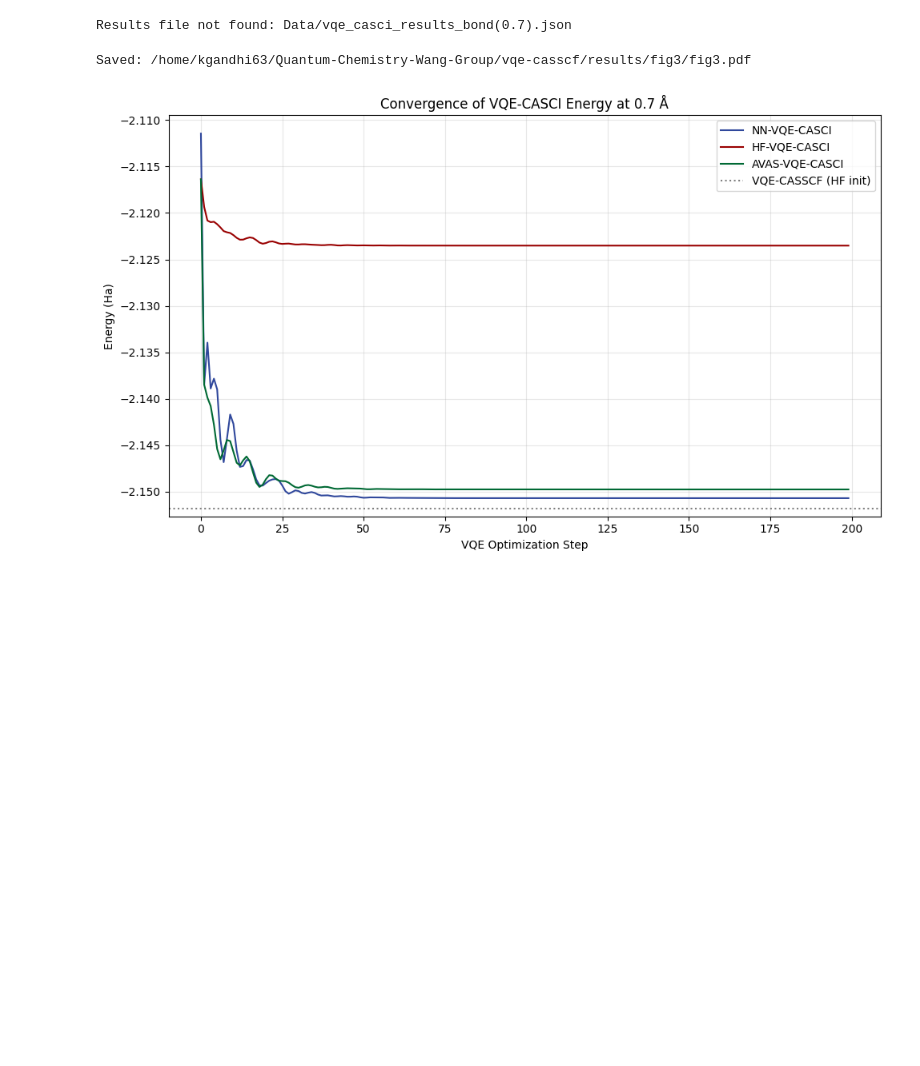
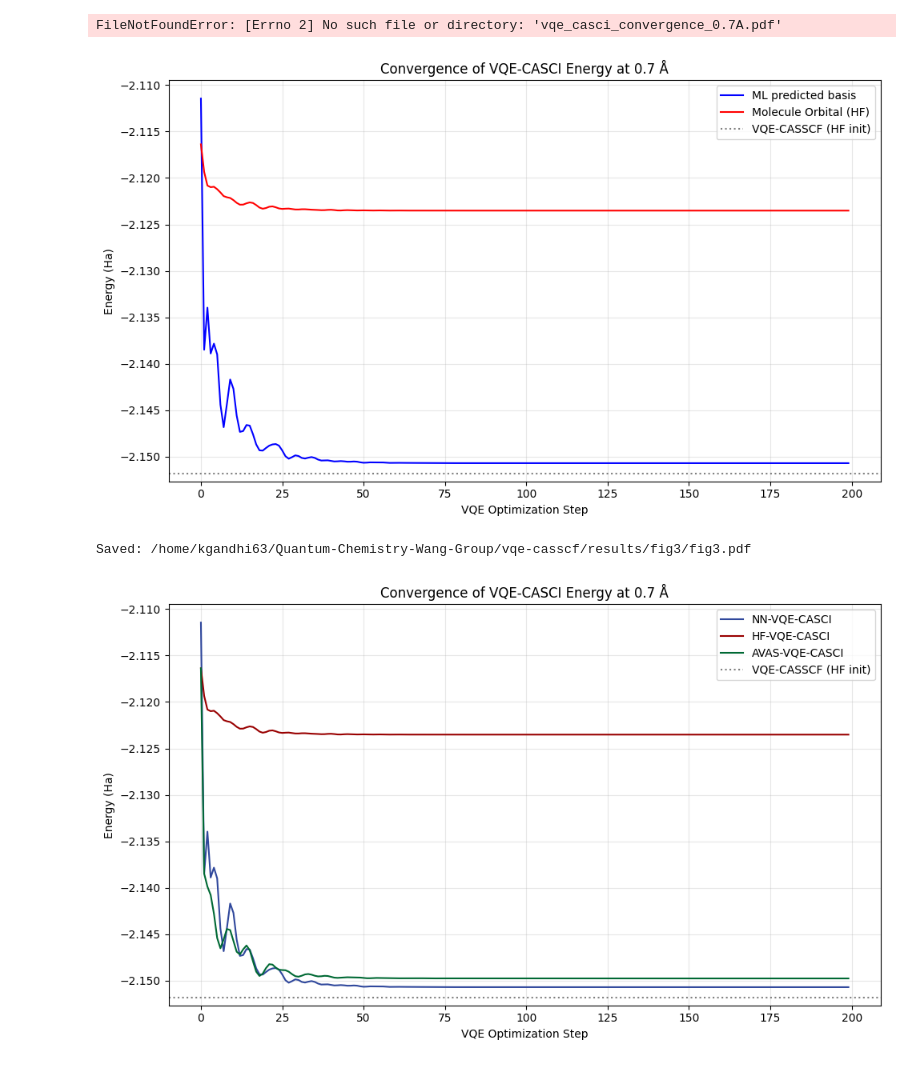
Before and after one commit to He-Wenhao/vqe-casscf, a Jupyter notebook: results/fig3/Plotting.ipynb, the cells around one changed output. Saved outputs shown, nothing was run; the diff lists cells and outputs as text; code cells hidden in the pictures; blank space fills up the shorter version.

```diff
--- a/results/fig3/Plotting.ipynb
+++ b/results/fig3/Plotting.ipynb
@@ -186,7 +201,7 @@ def load_results(bond_length, results_dir="/home/kgandhi63/Quantum-Chemistry-Wan
     with open(filename, "r") as f:
         return json.load(f)
 
-def load_vqe_casscf_energy(bond_length, path="../VQE-CASSCF/vqe_casscf_hf_energies.json"):
+def load_vqe_casscf_energy(bond_length, path="/home/kgandhi63/Quantum-Chemistry-Wang-Group/vqe-casscf/results/VQE-CASSCF/vqe_casscf_hf_energies.json"):
     jf = Path(path)
     if not jf.exists():
         print(f"[warn] VQE-CASSCF energies file not found: {jf}")
@@ -208,35 +223,36 @@ def plot_convergence_curve(bond_length=0.7, results_dir="Data", save=True):
     eh = results.get("energy_history", {})
     energy_hf = eh.get("hf", [])
     energy_nn = eh.get("nn", [])
     steps = eh.get("all_steps") or eh.get("steps") or list(range(max(len(energy_hf), len(energy_nn))))
 
     e_vqe_casscf = load_vqe_casscf_energy(bond_length)
 
     plt.figure(figsize=(10, 6))
     plt.plot(steps, energy_nn, label="ML predicted basis", color="blue")
     plt.plot(steps, energy_hf, label="Molecule Orbital (HF)", color="red")
     if e_vqe_casscf is not None:
         plt.axhline(e_vqe_casscf, linestyle=":", color="gray", label="VQE-CASSCF (HF init)")
 
     plt.xlabel("VQE Optimization Step")
     plt.ylabel("Energy (Ha)")
     plt.title(f"Convergence of VQE-CASCI Energy at {bond_length} Å")
     plt.legend()
     plt.grid(True, alpha=0.3)
     plt.tight_layout()
 
     if save:
         out_path = f"vqe_casci_convergence_{bond_length}A.pdf"
         plt.savefig(out_path, metadata={"TextAsShapes": False})
         print(f"Saved: {out_path}")
 
     plt.show()
 
 
 if __name__ == "__main__":
-    plot_convergence_curve(bond_length=0.7, results_dir="Data", save=True)
+    plot_convergence_curve(bond_length=0.7, results_dir="/home/kgandhi63/Quantum-Chemistry-Wang-Group/vqe-casscf/results/fig3/Data", save=True)
 # %% [output]
-Results file not found: Data/vqe_casci_results_bond(0.7).json
+FileNotFoundError: [Errno 2] No such file or directory: 'vqe_casci_convergence_0.7A.pdf'
+[figure, added]
 # %%
 import json
 import matplotlib.pyplot as plt
```
Also changed, not shown: parts of 3 cells of this notebook, 1 other file.
